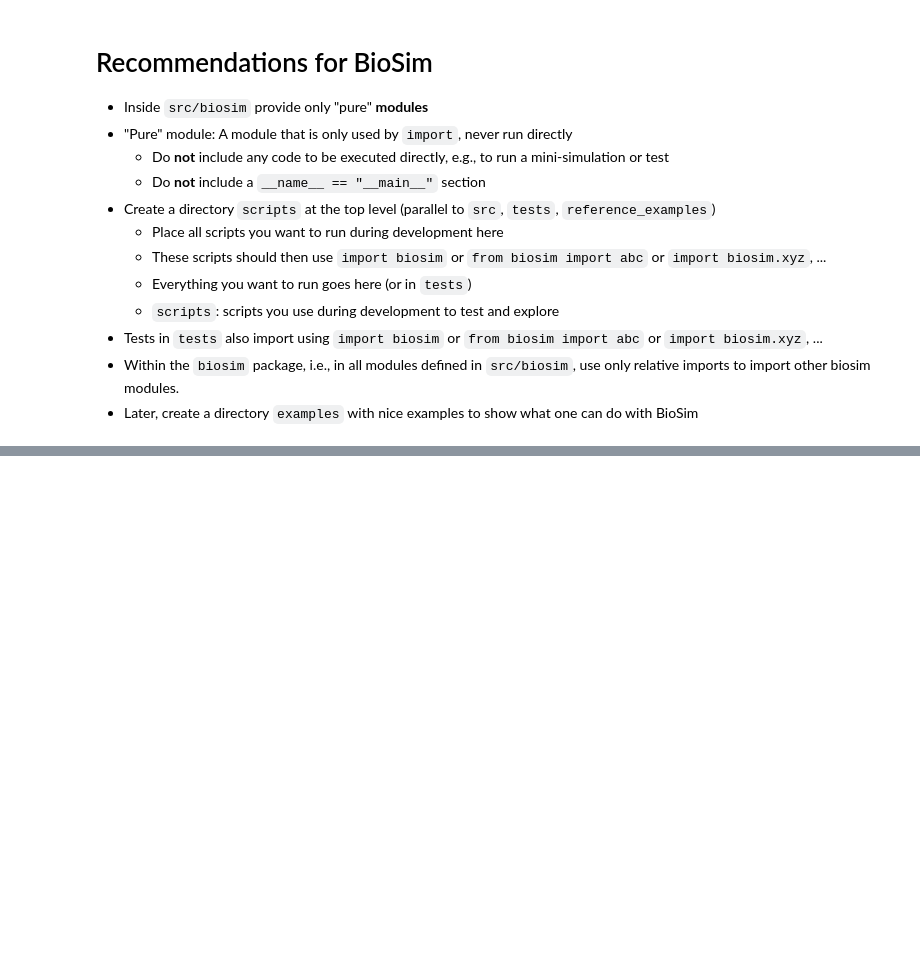
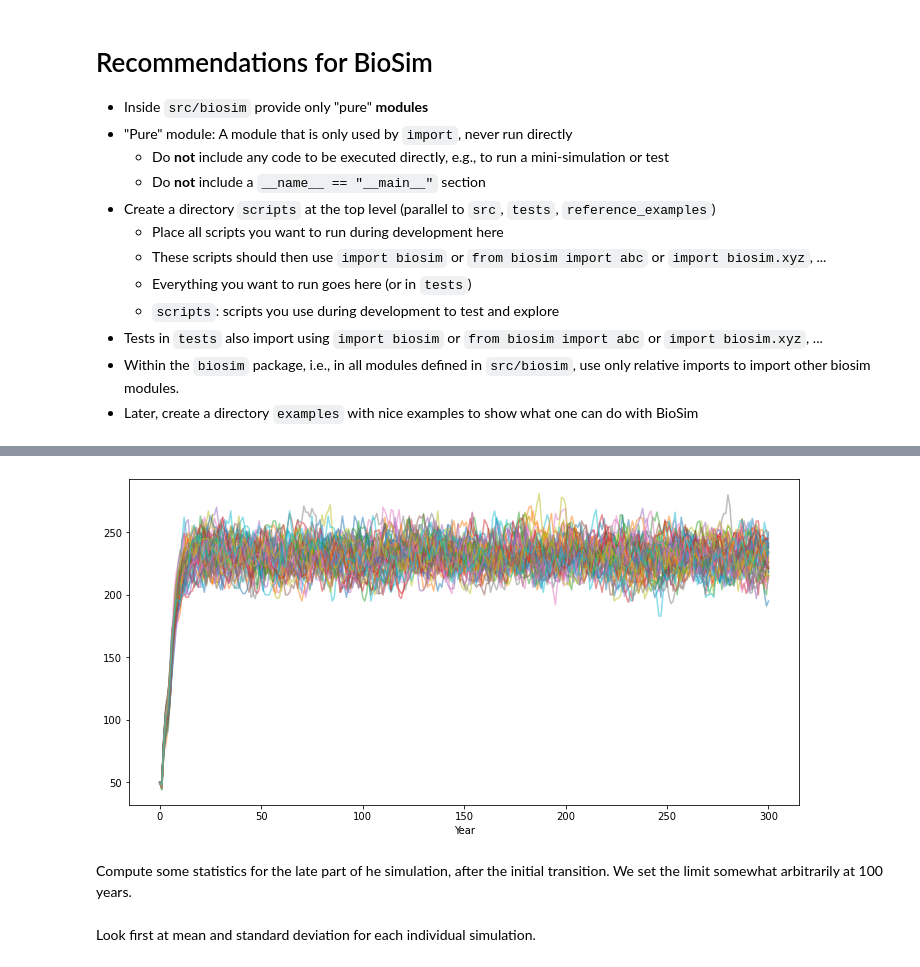
Before and after one commit to merstad/inf200-advanced-programming, a Jupyter notebook: january_block/lectures/INF200_H21_Ja02.ipynb, the cells around one changed output, grey strips where cells are left out. Saved outputs shown, nothing was run; the diff lists cells and outputs as text; code cells hidden in the pictures; blank space fills up the shorter version.

```diff
--- a/january_block/lectures/INF200_H21_Ja02.ipynb
+++ b/january_block/lectures/INF200_H21_Ja02.ipynb
@@ -715,0 +781,17 @@ a.data, b.data, c.data
+# %%
+import pandas as pd
+import numpy as np
+from pathlib import Path
+import re
+
+import matplotlib.pyplot as plt
+plt.rcParams['figure.figsize'] = (12, 6)
+# %%
+data = []
+for logfile in Path('../../../inf200-internal/biosim_jan_2022/examples/data').glob('mono_ho_*.csv'):
+    d = pd.read_csv(logfile, skiprows=1, usecols=[0, 1], index_col=0,
+                    names=['Year', 'Herbivores'])
+    d['Seed'] = int(re.match(r'.*_(\d+)\.csv', str(logfile)).group(1))
+    data.append(d)
+hd = pd.concat(data).pivot(columns='Seed')
+hd.head()
@@ -715,0 +808,6 @@ a.data, b.data, c.data
+# %%
+hd.Herbivores.plot(legend=False, alpha=0.5);
+# %% [output]
+[figure, added]
+# %% [markdown]
+Compute some statistics for the late part of he simulation, after the initial transition. We set the limit somewhat arbitrarily at 100 years.
@@ -715,0 +816,2 @@ a.data, b.data, c.data
+# %% [markdown]
+Look first at mean and standard deviation for each individual simulation.
```
Also changed, not shown: parts of 42 cells of this notebook.
